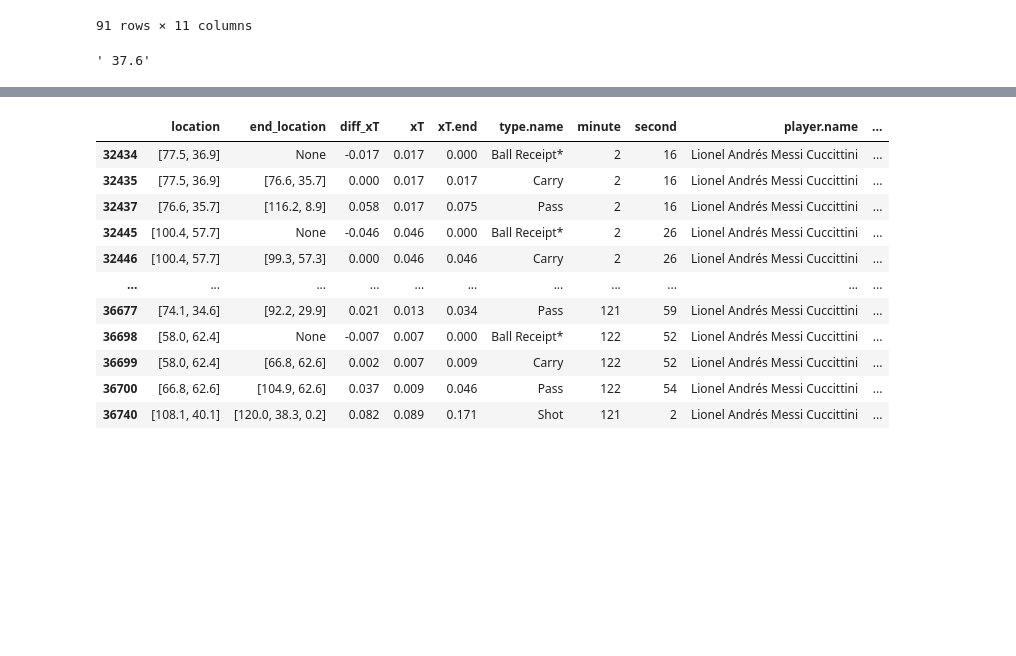
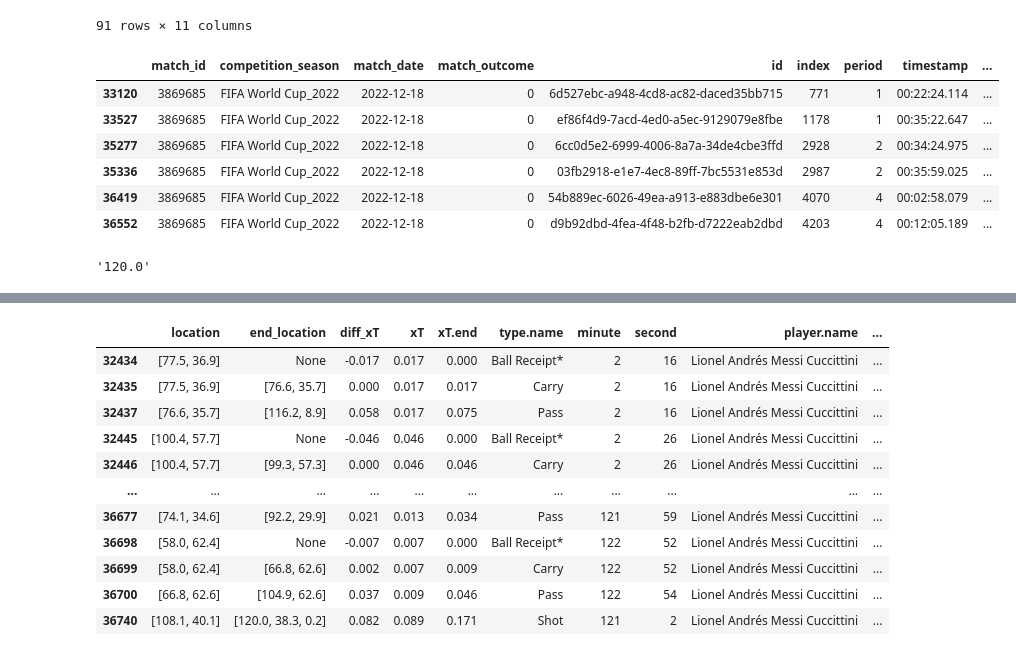
Before and after one commit to tomasnp/Datacamp, a Jupyter notebook: obv.ipynb, the cells around one changed output, grey strips where cells are left out. Drawn from its saved outputs; the diff is of its cells as text; code cells hidden in the pictures; blank space fills up the shorter version.

```diff
--- a/obv.ipynb
+++ b/obv.ipynb
@@ -307,11 +352,22 @@ See the caveats in the documentation: https://pandas.pydata.org/pandas-docs/stab
 | 36523 | [86.3, 49.6] | [87.1, 69.7] | 0.025 | 0.020 | False | Pass | 114 | 22 | Youssouf Fofana | ... |
 | 36531 | [70.2, 51.3] | [72.6, 64.3] | 0.013 | 0.012 | False | Pass | 114 | 30 | Youssouf Fofana | ... |
 91 rows × 11 columns
+# %%
+best_shots
+# %% [output]
+|  | match_id | competition_season | match_date | match_outcome | id | index | period | timestamp | ... |
+| 33120 | 3869685 | FIFA World Cup_2022 | 2022-12-18 | 0 | 6d527ebc-a948-4cd8-ac82-daced35bb715 | 771 | 1 | 00:22:24.114 | ... |
+| 33527 | 3869685 | FIFA World Cup_2022 | 2022-12-18 | 0 | ef86f4d9-7acd-4ed0-a5ec-9129079e8fbe | 1178 | 1 | 00:35:22.647 | ... |
+| 35277 | 3869685 | FIFA World Cup_2022 | 2022-12-18 | 0 | 6cc0d5e2-6999-4006-8a7a-34de4cbe3ffd | 2928 | 2 | 00:34:24.975 | ... |
+| 35336 | 3869685 | FIFA World Cup_2022 | 2022-12-18 | 0 | 03fb2918-e1e7-4ec8-89ff-7bc5531e853d | 2987 | 2 | 00:35:59.025 | ... |
+| 36419 | 3869685 | FIFA World Cup_2022 | 2022-12-18 | 0 | 54b889ec-6026-49ea-a913-e883dbe6e301 | 4070 | 4 | 00:02:58.079 | ... |
+| 36552 | 3869685 | FIFA World Cup_2022 | 2022-12-18 | 0 | d9b92dbd-4fea-4f48-b2fb-d7222eab2dbd | 4203 | 4 | 00:12:05.189 | ... |
 # %%
 pos = "[120.0, 37.6, 1.3]"
 pos.split(",")[0][1:]
-pos.split(",")[1]
+
+# remove '[' from a string in general en verifiant si il y en a 1 :
 # %% [output]
-' 37.6'
+'120.0'
 # %%
 df["diff_xT"] = df["xT.end"] - df["xT"]
```
Also changed, not shown: parts of 12 cells of this notebook, 1 other file.
